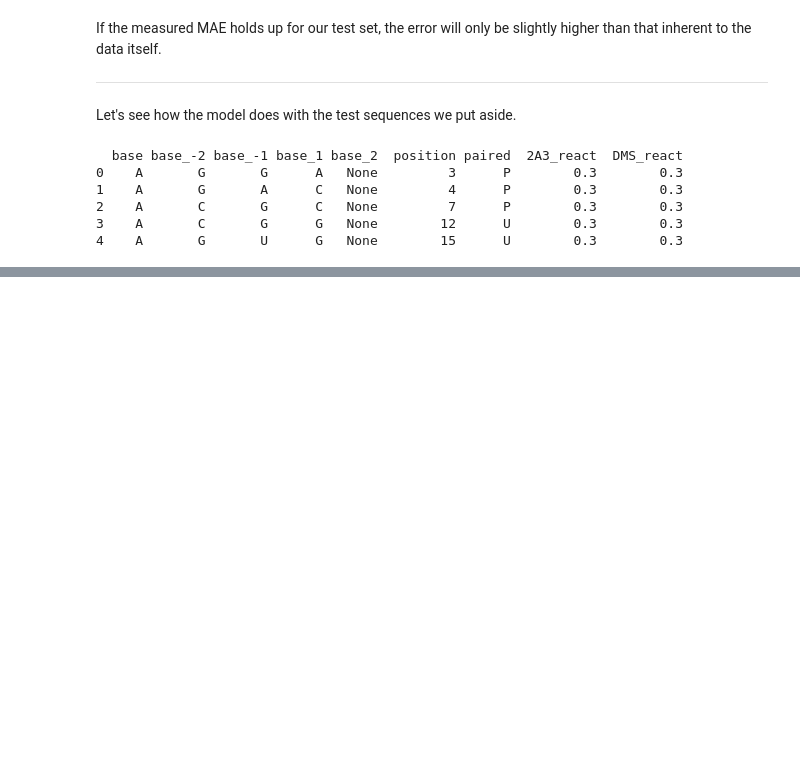
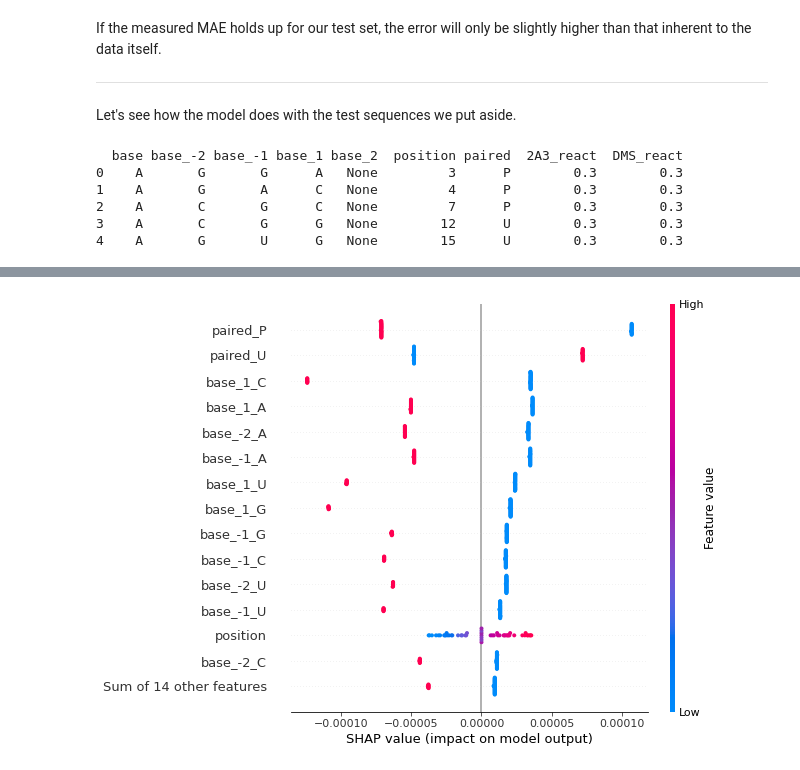
Before and after one commit to koulbeans/RNAstructureprediction-Capstone3, a Jupyter notebook: RNA_PreprocessModelDev.ipynb, the cells around one changed output, grey strips where cells are left out. Saved outputs shown, nothing was run; the diff lists cells and outputs as text; code cells hidden in the pictures; blank space fills up the shorter version.

```diff
--- a/RNA_PreprocessModelDev.ipynb
+++ b/RNA_PreprocessModelDev.ipynb
@@ -416,0 +450,5 @@ MAE values hold up for the test set as well.
+# %%
+# DMS
+shap.plots.beeswarm(shap_values[:, :, 1], max_display=15)
+# %% [output]
+[figure, added]
```
Also changed, not shown: parts of 15 cells of this notebook, 3 other files.
